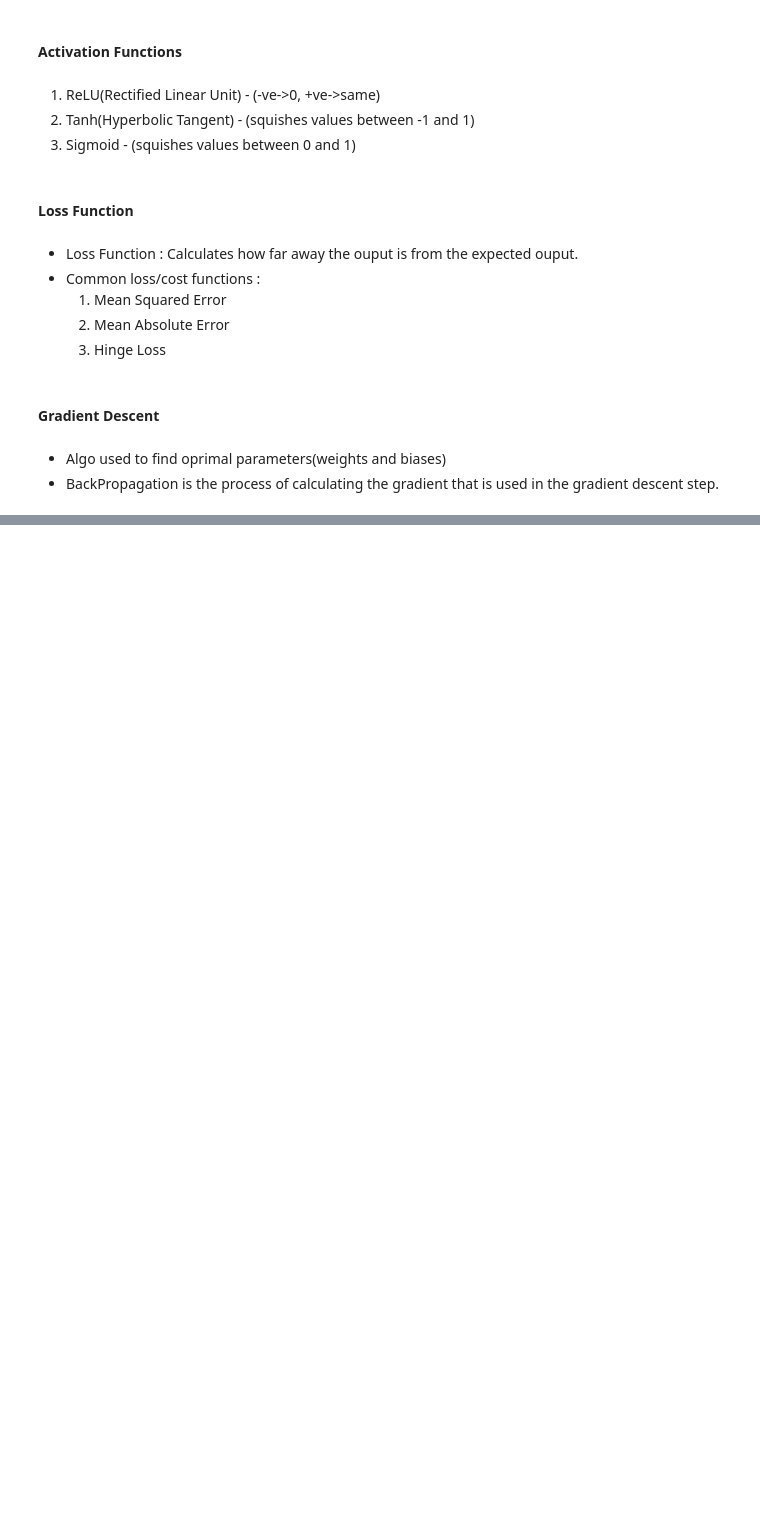
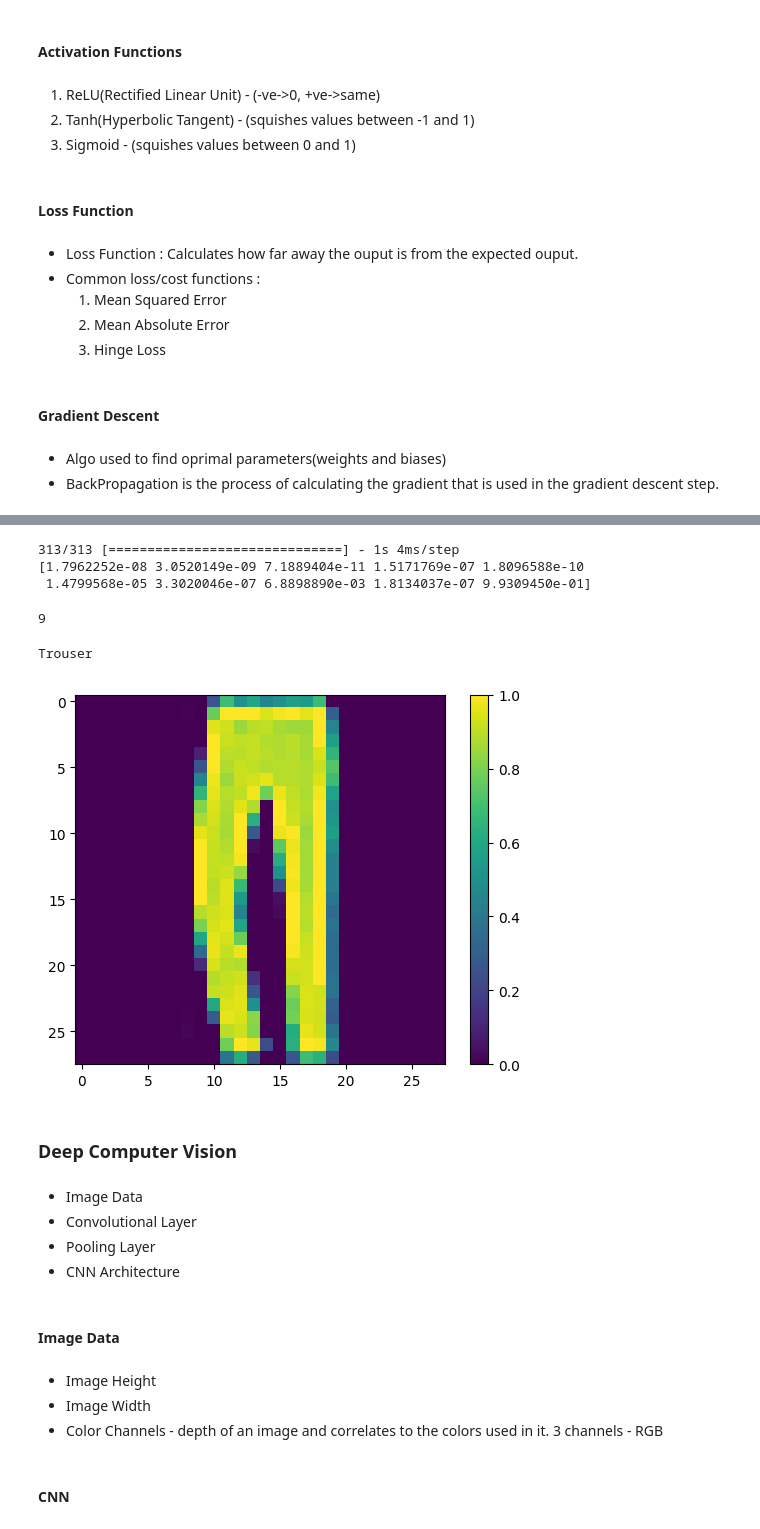
Before and after one commit to SahithiDuppati/Machine_Learning_With_Python, a Jupyter notebook: Machine_Learning_with_Python.ipynb, the cells around one changed output, grey strips where cells are left out. Cells and saved outputs as stored; diff of their text form; code cells hidden in the pictures; blank space fills up the shorter version.

```diff
--- a/Machine_Learning_with_Python.ipynb
+++ b/Machine_Learning_with_Python.ipynb
@@ -1060,0 +1122,18 @@ array([3.       , 5.9999995, 7.4999995, 8.25     , 8.625001 , 8.812501 ,
+# %%
+#Building the model
+
+model = keras.Sequential([
+    keras.layers.Flatten(input_shape=(28, 28)),
+    keras.layers.Dense(128, activation = 'relu'),
+    keras.layers.Dense(10, activation = 'softmax')
+])
+# %%
+#Compiling the model
+
+model.compile(optimizer='adam',
+              loss='sparse_categorical_crossentropy',
+              metrics=['accuracy'])
+# %%
+#Training the model
+
+model.fit(train_images, train_labels, epochs=10)
@@ -1060,0 +1170,38 @@ array([3.       , 5.9999995, 7.4999995, 8.25     , 8.625001 , 8.812501 ,
+# %%
+predictions = model.predict(test_images)
+print(predictions[0])
+# %% [output]
+313/313 [==============================] - 1s 4ms/step
+[1.7962252e-08 3.0520149e-09 7.1889404e-11 1.5171769e-07 1.8096588e-10
+ 1.4799568e-05 3.3020046e-07 6.8898890e-03 1.8134037e-07 9.9309450e-01]
+# %%
+print(np.argmax(predictions[0]))
+# %% [output]
+9
+# %%
+print(class_names[np.argmax(predictions[2])])
+plt.figure()
+plt.imshow(test_images[2])
+plt.colorbar()
+plt.grid(False)
+plt.show()
+# %% [output]
+Trouser
+[figure, added]
+# %% [markdown]
+### Deep Computer Vision
+# %% [markdown]
+
+*   Image Data
+*   Convolutional Layer
+*   Pooling Layer
+*   CNN Architecture
+# %% [markdown]
+#### Image Data
+# %% [markdown]
+*   Image Height
+*   Image Width
+*   Color Channels - depth of an image and correlates to the colors used in it.
+3 channels - RGB
+# %% [markdown]
+#### CNN
```
Also changed, not shown: parts of 32 cells of this notebook.
